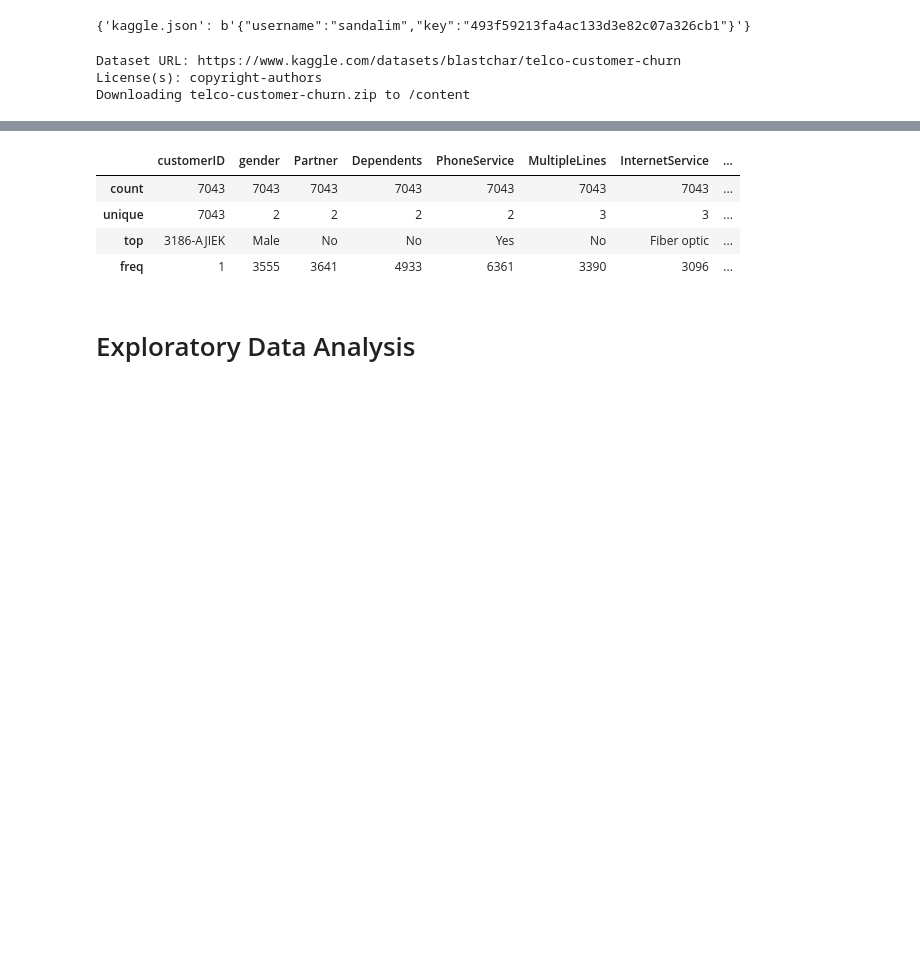
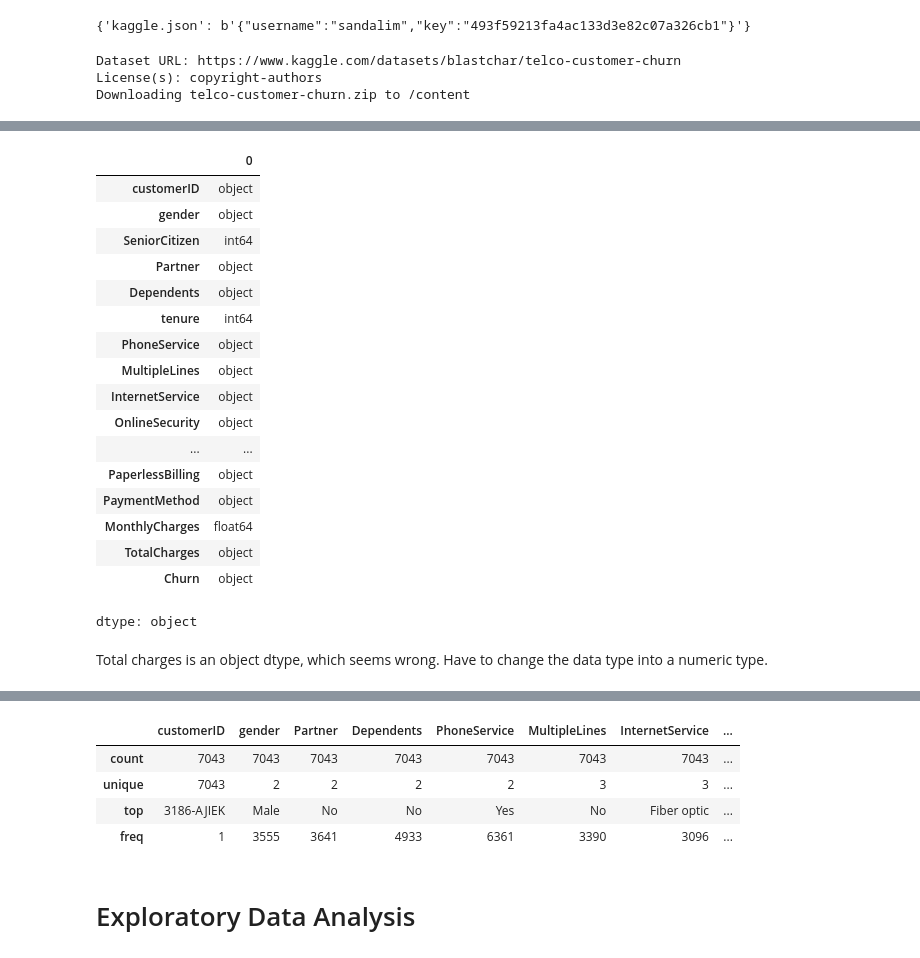
Before and after one commit to mithulya-s/churn_prediction, a Jupyter notebook: ML_Coursework.ipynb, the cells around one changed output, grey strips where cells are left out. Cells and saved outputs as stored; diff of their text form; code cells hidden in the pictures; blank space fills up the shorter version.

```diff
--- a/ML_Coursework.ipynb
+++ b/ML_Coursework.ipynb
@@ -33 +56,25 @@ Archive:  telco-customer-churn.zip
+# %%
+#Checking the datatypes
+df.dtypes
+# %% [output]
+|  | 0 |
+| customerID | object |
+| gender | object |
+| SeniorCitizen | int64 |
+| Partner | object |
+| Dependents | object |
+| tenure | int64 |
+| PhoneService | object |
+| MultipleLines | object |
+| InternetService | object |
+| OnlineSecurity | object |
+| ... | ... |
+| PaperlessBilling | object |
+| PaymentMethod | object |
+| MonthlyCharges | float64 |
+| TotalCharges | object |
+| Churn | object |
+dtype: object
+# %% [markdown]
+Total charges is an object dtype, which seems wrong. Have to change the data type into a numeric type.
 # %%
```
Also changed, not shown: parts of 14 cells of this notebook.
